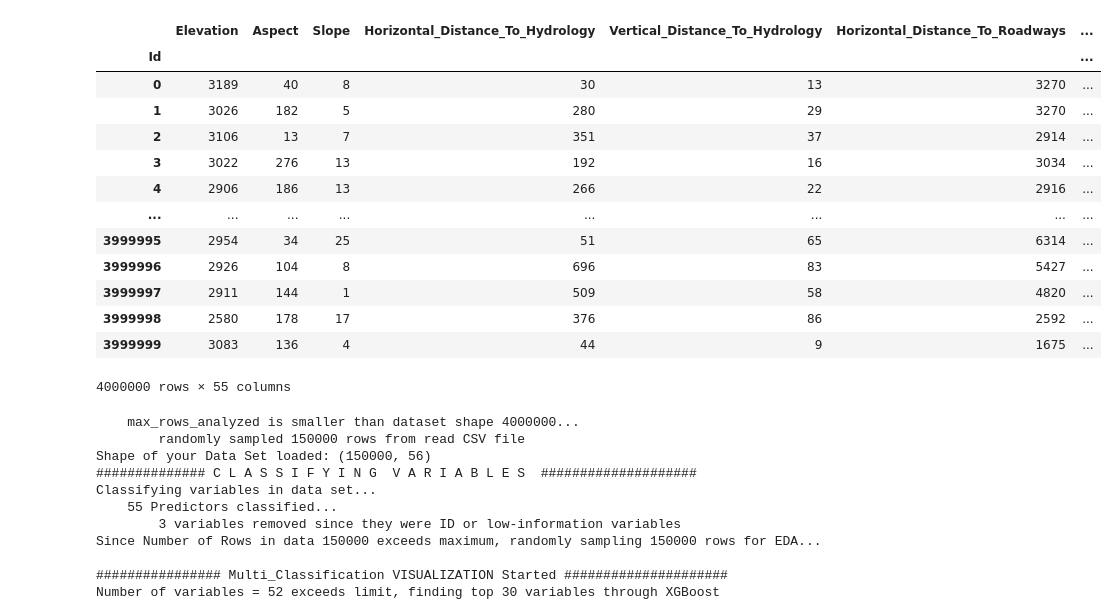
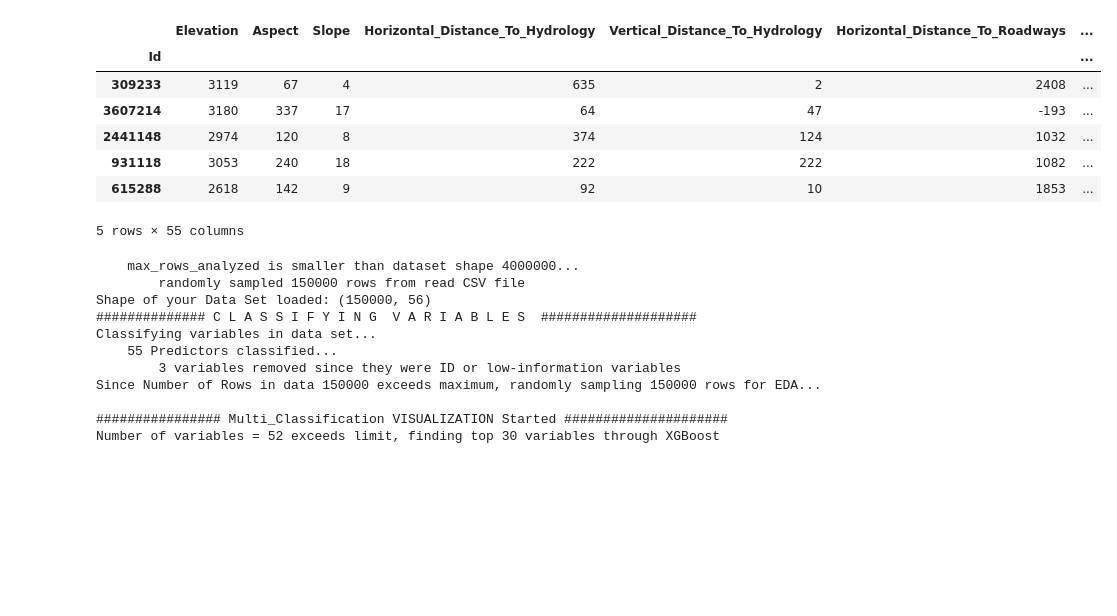
Before and after one commit to KonuTech/kaggle-tabular-playground-series-dec-2021, a Jupyter notebook: get_autoviz.ipynb, the cells around one changed output. Drawn from its saved outputs; the diff is of its cells as text; code cells hidden in the pictures; blank space fills up the shorter version.

```diff
--- a/get_autoviz.ipynb
+++ b/get_autoviz.ipynb
@@ -37,22 +37,16 @@ train = pd.read_csv(
     # dtype=DTYPE
 )
 # %%
-train
+train.sample(5)
 # %% [output]
 |  | Elevation | Aspect | Slope | Horizontal_Distance_To_Hydrology | Vertical_Distance_To_Hydrology | Horizontal_Distance_To_Roadways | ... |
 | Id |  |  |  |  |  |  | ... |
-| 0 | 3189 | 40 | 8 | 30 | 13 | 3270 | ... |
-| 1 | 3026 | 182 | 5 | 280 | 29 | 3270 | ... |
-| 2 | 3106 | 13 | 7 | 351 | 37 | 2914 | ... |
-| 3 | 3022 | 276 | 13 | 192 | 16 | 3034 | ... |
-| 4 | 2906 | 186 | 13 | 266 | 22 | 2916 | ... |
-| ... | ... | ... | ... | ... | ... | ... | ... |
-| 3999995 | 2954 | 34 | 25 | 51 | 65 | 6314 | ... |
-| 3999996 | 2926 | 104 | 8 | 696 | 83 | 5427 | ... |
-| 3999997 | 2911 | 144 | 1 | 509 | 58 | 4820 | ... |
-| 3999998 | 2580 | 178 | 17 | 376 | 86 | 2592 | ... |
-| 3999999 | 3083 | 136 | 4 | 44 | 9 | 1675 | ... |
+| 309233 | 3119 | 67 | 4 | 635 | 2 | 2408 | ... |
+| 3607214 | 3180 | 337 | 17 | 64 | 47 | -193 | ... |
+| 2441148 | 2974 | 120 | 8 | 374 | 124 | 1032 | ... |
+| 931118 | 3053 | 240 | 18 | 222 | 222 | 1082 | ... |
+| 615288 | 2618 | 142 | 9 | 92 | 10 | 1853 | ... |
-4000000 rows × 55 columns
+5 rows × 55 columns
 # %%
 AV = AutoViz_Class()
 # %%
```
